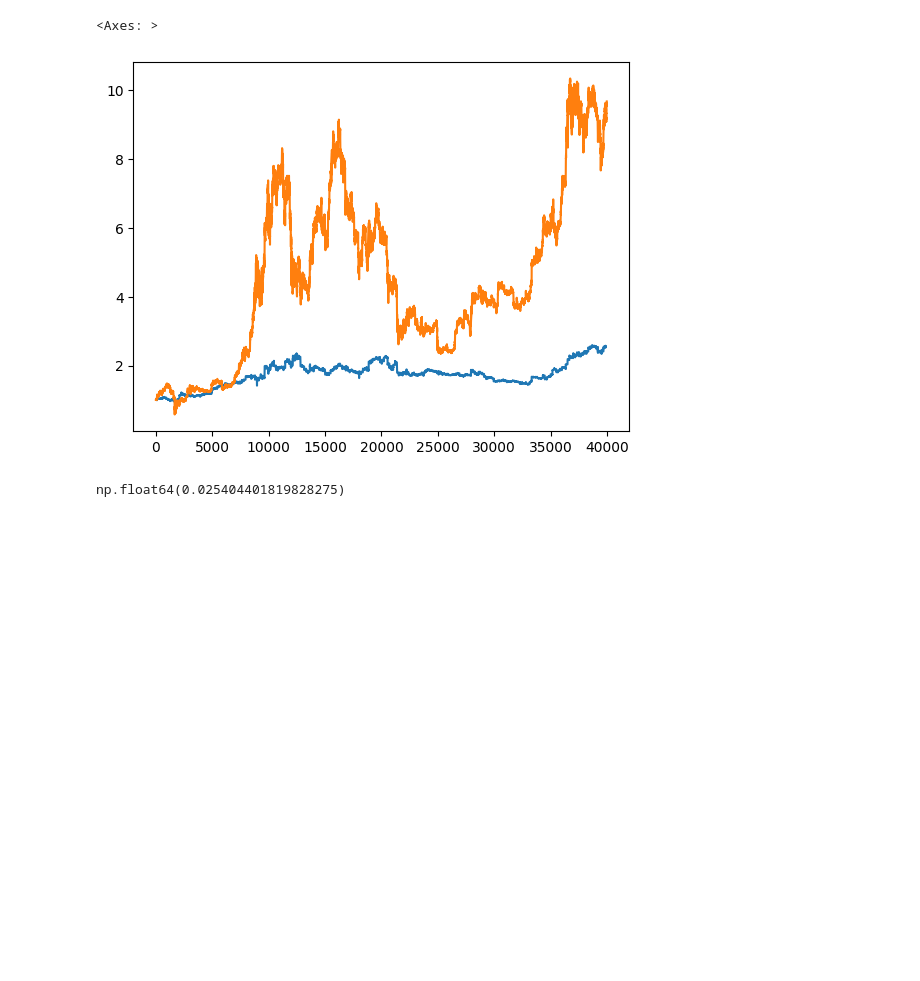
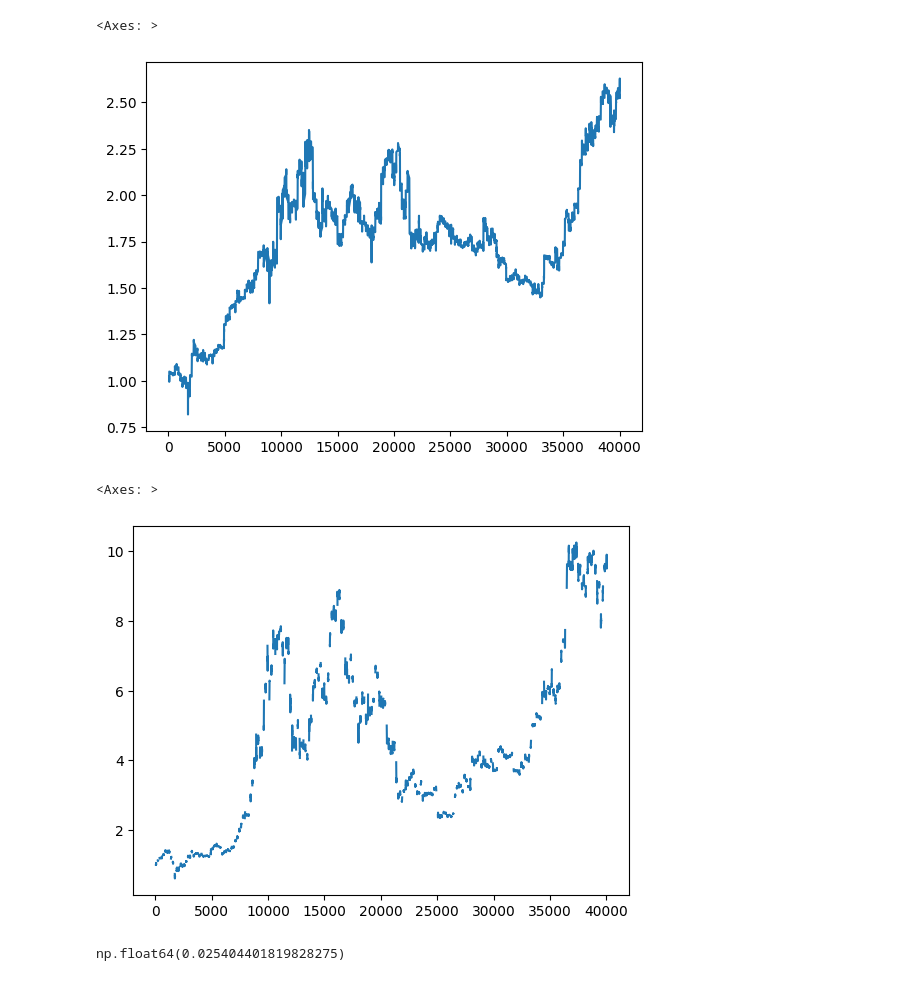
Before and after one commit to adrianbeer/GetaBot, a Jupyter notebook: backtests.ipynb, the cells around one changed output. Cells and saved outputs as stored; diff of their text form; code cells hidden in the pictures; blank space fills up the shorter version.

```diff
--- a/backtests.ipynb
+++ b/backtests.ipynb
@@ -41,6 +60,10 @@ bitcoin_data.loc[BUY_FILTER, "pct"]
 # %%
 (1 + bitcoin_data.loc[BUY_FILTER, "pct"]).cumprod().plot()
-(1 + bitcoin_data.loc[:, "pct"]).cumprod().plot()
 # %% [output]
 <Axes: >
-[figure, old version]
+[figure, new version]
+# %%
+(((1 + bitcoin_data.loc[:, "pct"]).cumprod())/(1 + bitcoin_data.loc[BUY_FILTER, "pct"])).plot()
+# %% [output]
+<Axes: >
+[figure, added]
```
Also changed, not shown: parts of 6 cells of this notebook, 1 other file.
